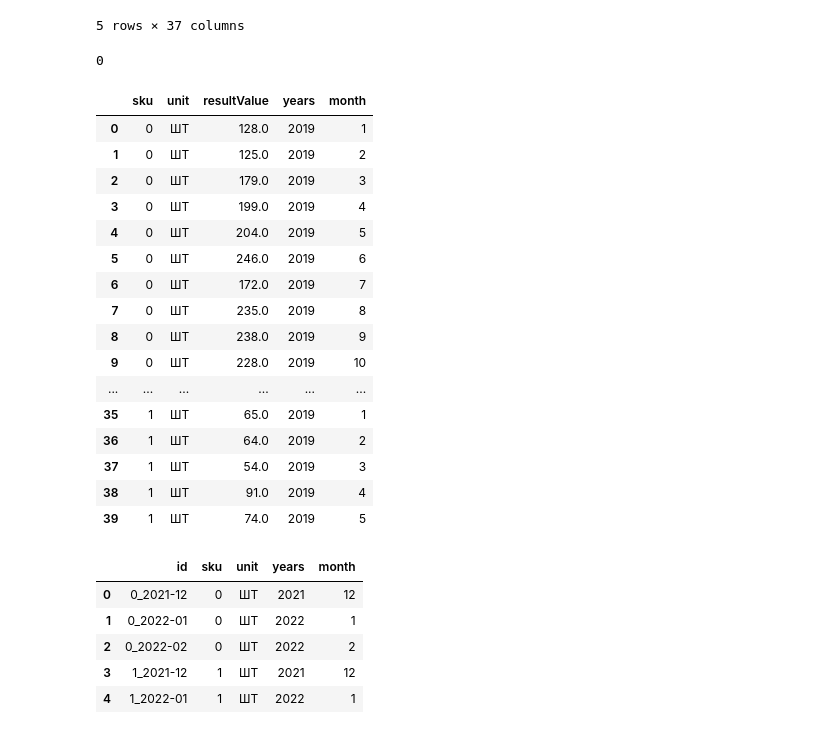
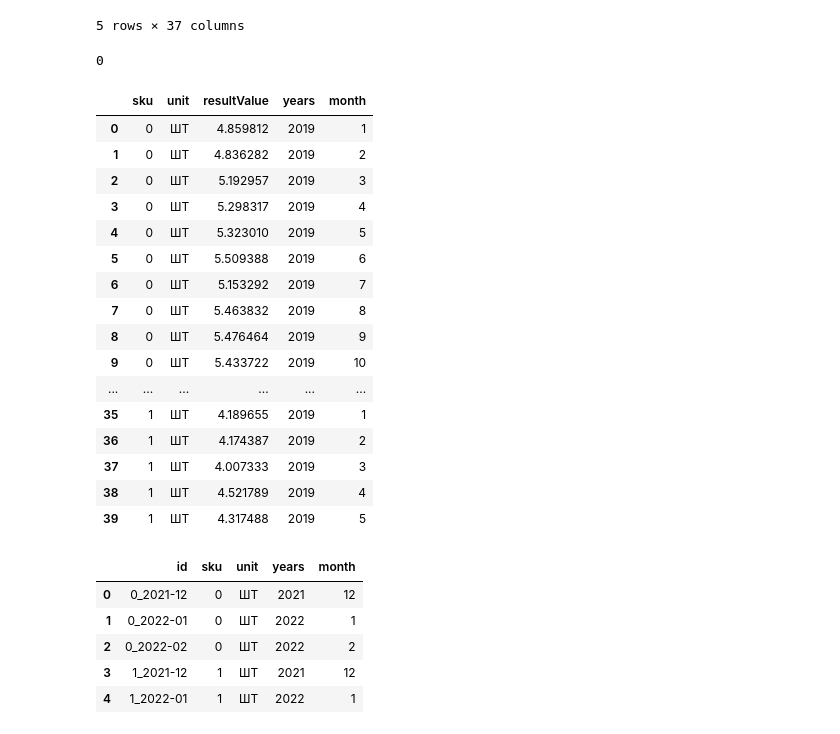
Before and after one commit to HEYDA4HNK/mamo-2026, a Jupyter notebook: TestGetValue.ipynb, the cells around one changed output. Cells and saved outputs as stored; diff of their text form; code cells hidden in the pictures.

```diff
--- a/TestGetValue.ipynb
+++ b/TestGetValue.ipynb
@@ -51,30 +51,31 @@ fillDataFrame.head()
 # %%
 splitter = mu.SplitDateOnColumn()
 splittedData = splitter.transform(fillDataFrame)
 dateSplitter = mu.SplitDateOnYearsMonth()
 transformedFillData = dateSplitter.transform(splittedData)
 transformedFillData.loc[transformedFillData['resultValue'] < 0, 'resultValue'] = 0
+transformedFillData['resultValue'] = np.log(transformedFillData['resultValue'] + 1)
 print(len(transformedFillData.loc[transformedFillData['resultValue'] < 0, 'resultValue']))
 transformedFillData.head(40)
 # %% [output]
 0
 |  | sku | unit | resultValue | years | month |
-| 0 | 0 | ШТ | 128.0 | 2019 | 1 |
-| 1 | 0 | ШТ | 125.0 | 2019 | 2 |
-| 2 | 0 | ШТ | 179.0 | 2019 | 3 |
-| 3 | 0 | ШТ | 199.0 | 2019 | 4 |
-| 4 | 0 | ШТ | 204.0 | 2019 | 5 |
-| 5 | 0 | ШТ | 246.0 | 2019 | 6 |
-| 6 | 0 | ШТ | 172.0 | 2019 | 7 |
-| 7 | 0 | ШТ | 235.0 | 2019 | 8 |
-| 8 | 0 | ШТ | 238.0 | 2019 | 9 |
-| 9 | 0 | ШТ | 228.0 | 2019 | 10 |
+| 0 | 0 | ШТ | 4.859812 | 2019 | 1 |
+| 1 | 0 | ШТ | 4.836282 | 2019 | 2 |
+| 2 | 0 | ШТ | 5.192957 | 2019 | 3 |
+| 3 | 0 | ШТ | 5.298317 | 2019 | 4 |
+| 4 | 0 | ШТ | 5.323010 | 2019 | 5 |
+| 5 | 0 | ШТ | 5.509388 | 2019 | 6 |
+| 6 | 0 | ШТ | 5.153292 | 2019 | 7 |
+| 7 | 0 | ШТ | 5.463832 | 2019 | 8 |
+| 8 | 0 | ШТ | 5.476464 | 2019 | 9 |
+| 9 | 0 | ШТ | 5.433722 | 2019 | 10 |
 | ... | ... | ... | ... | ... | ... |
-| 35 | 1 | ШТ | 65.0 | 2019 | 1 |
-| 36 | 1 | ШТ | 64.0 | 2019 | 2 |
-| 37 | 1 | ШТ | 54.0 | 2019 | 3 |
-| 38 | 1 | ШТ | 91.0 | 2019 | 4 |
-| 39 | 1 | ШТ | 74.0 | 2019 | 5 |
+| 35 | 1 | ШТ | 4.189655 | 2019 | 1 |
+| 36 | 1 | ШТ | 4.174387 | 2019 | 2 |
+| 37 | 1 | ШТ | 4.007333 | 2019 | 3 |
+| 38 | 1 | ШТ | 4.521789 | 2019 | 4 |
+| 39 | 1 | ШТ | 4.317488 | 2019 | 5 |
 # %%
 testDataFrameDates = dateSplitter.transform(testDataFrame)
 testDataFrameDates.head()
```
Also changed, not shown: parts of 5 cells of this notebook, 5 other files.
